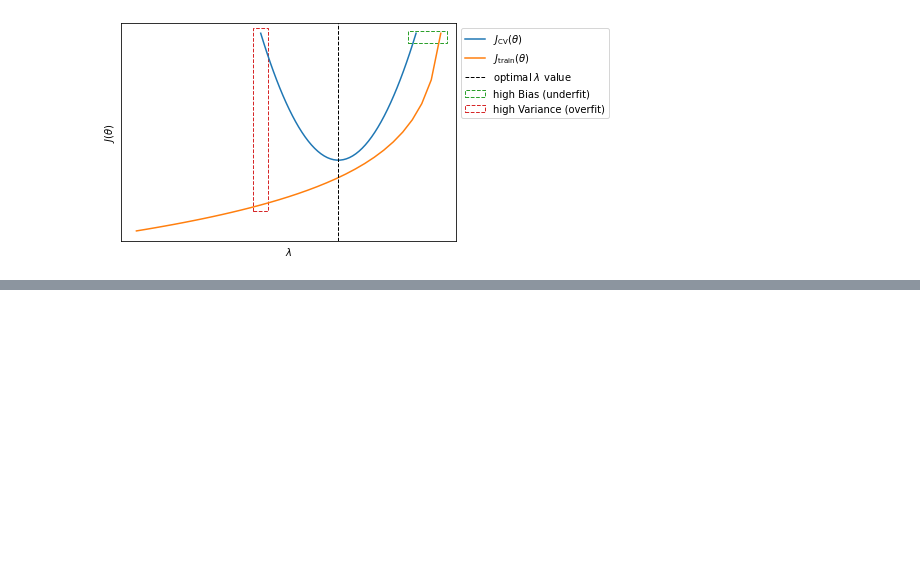
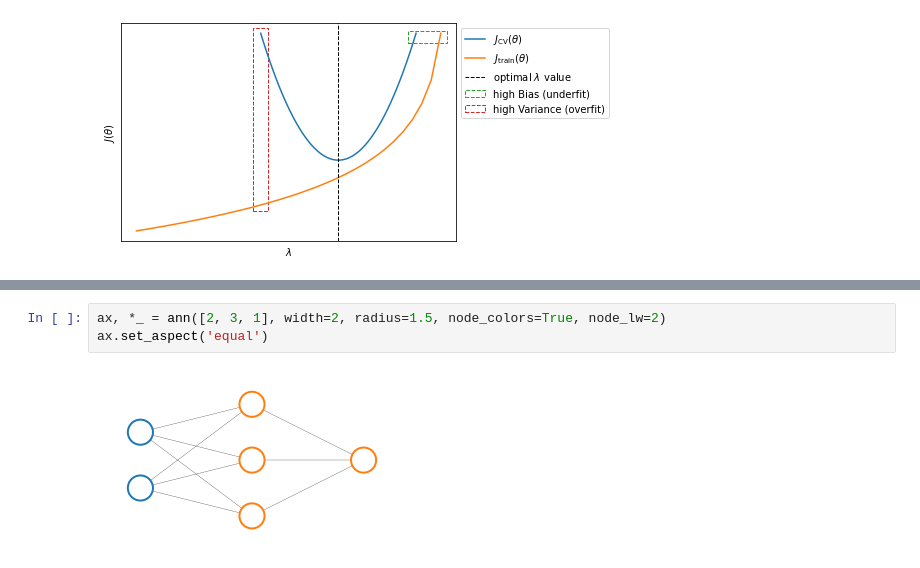
Before and after one commit to marnec/ML, a Jupyter notebook: ML-17-Diagnostic.ipynb, the cells around one changed output, grey strips where cells are left out. Cells and saved outputs as stored; diff of their text form; blank space fills up the shorter version.

```diff
--- a/ML-17-Diagnostic.ipynb
+++ b/ML-17-Diagnostic.ipynb
@@ -309,0 +382,5 @@ _ = ax.legend(loc='upper left', bbox_to_anchor=(1, 1))
+# %%
+ax, *_ = ann([2, 3, 1], width=2, radius=1.5, node_colors=True, node_lw=2)
+ax.set_aspect('equal')
+# %% [output]
+[figure, added]
```
Also changed, not shown: parts of 10 cells of this notebook, 9 other files.
